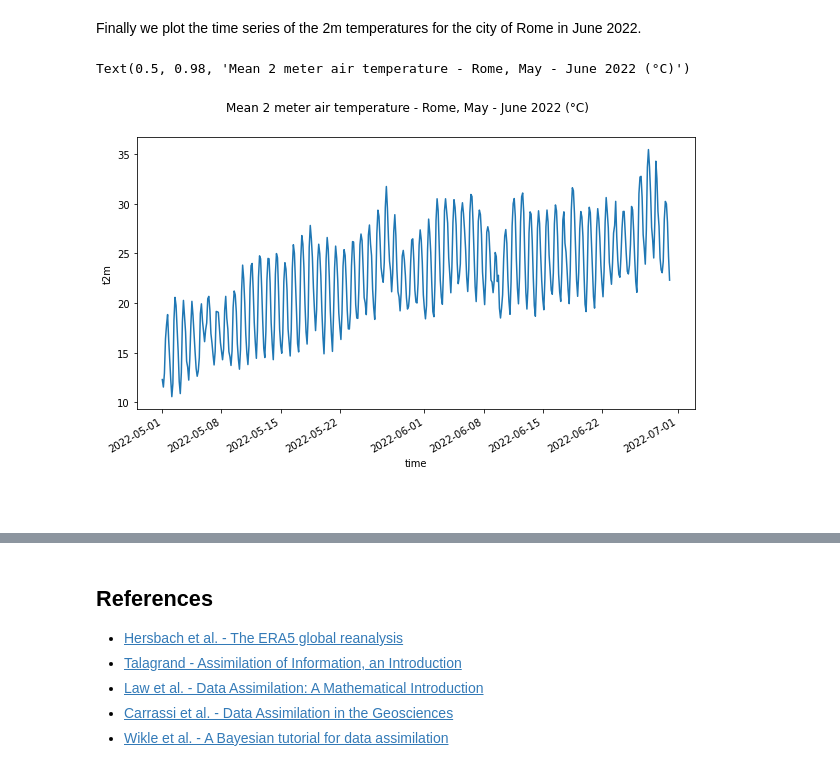
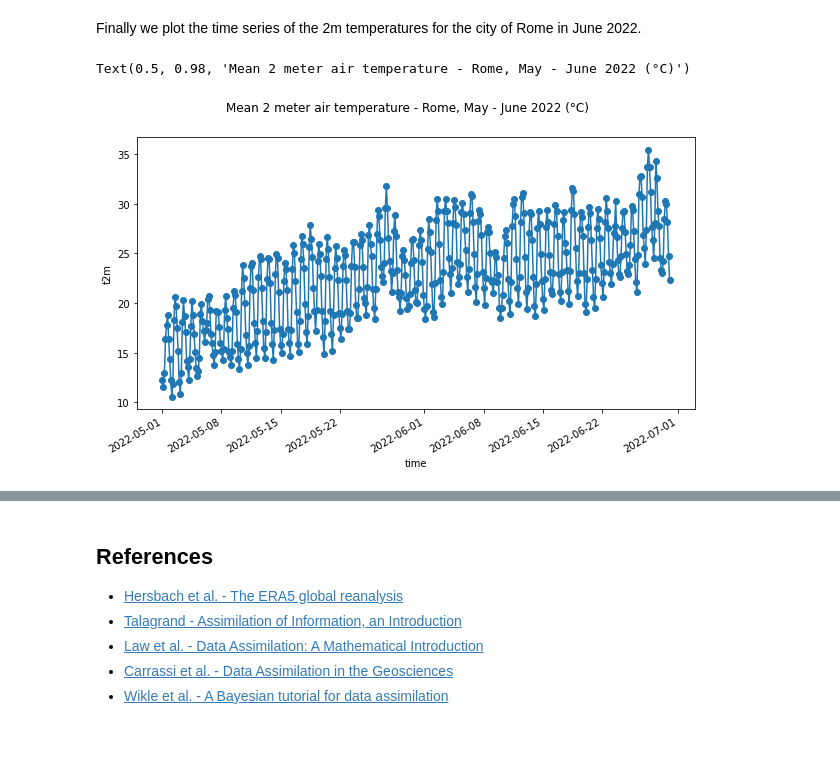
Before and after one commit to luigiselmi/datascience, a Jupyter notebook: python/copernicus/era5_temperature.ipynb, the cells around one changed output, grey strips where cells are left out. Cells and saved outputs as stored; diff of their text form; code cells hidden in the pictures; blank space fills up the shorter version.

```diff
--- a/python/copernicus/era5_temperature.ipynb
+++ b/python/copernicus/era5_temperature.ipynb
@@ -229,10 +229,8 @@ rome_mean_temp.shape
 Finally we plot the time series of the 2m temperatures for the city of Rome in June 2022.
 # %%
 fig = plt.figure(figsize=(10, 5))
-rome_mean_temp.plot.line()
+rome_mean_temp.plot(marker='o')
 plt.suptitle("Mean 2 meter air temperature - Rome, May - June 2022 (°C)")
 # %% [output]
 Text(0.5, 0.98, 'Mean 2 meter air temperature - Rome, May - June 2022 (°C)')
-[figure, old version]
+[figure, new version]
-# %% [markdown]
-##
```
Also changed, not shown: parts of 6 cells of this notebook.
